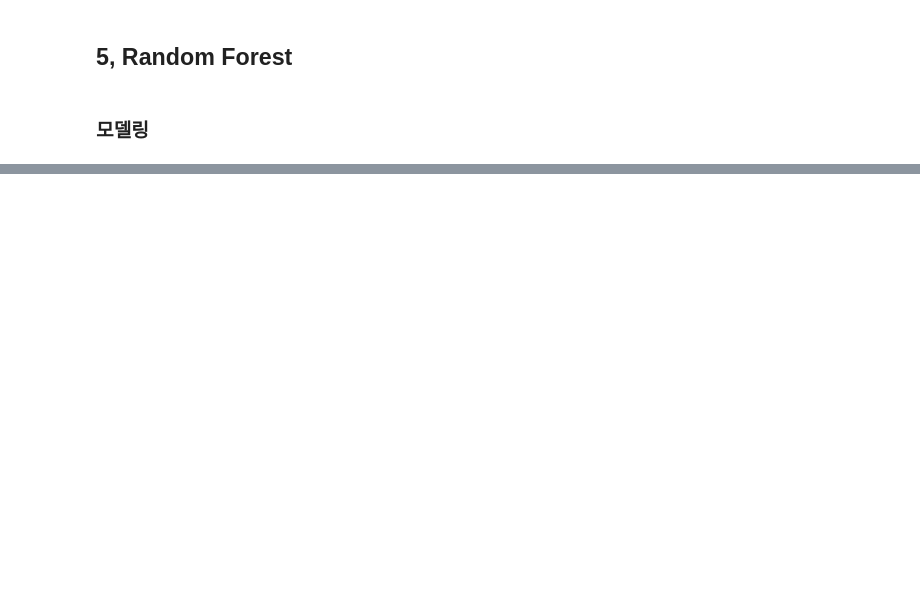
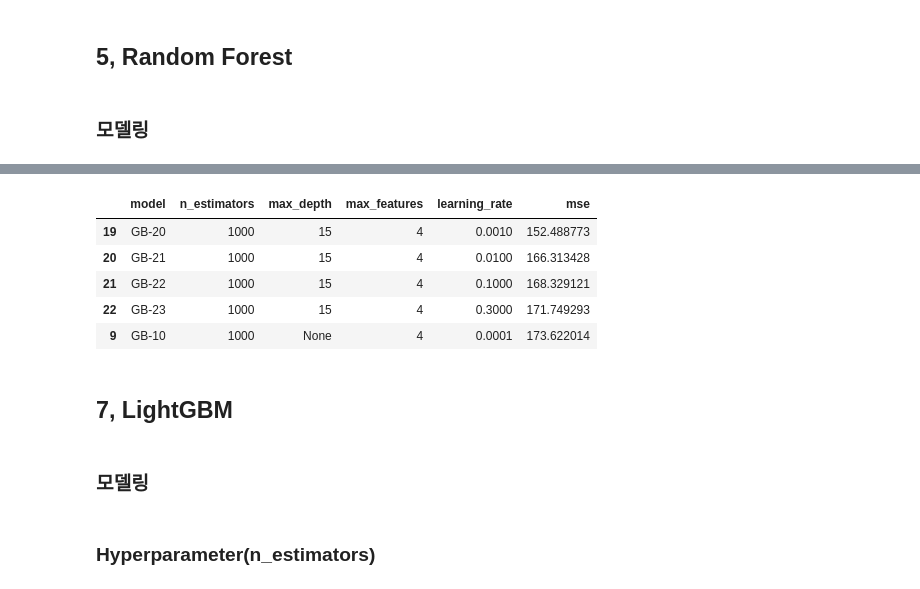
Before and after one commit to Seungeun-Song/Study-for-K-Digital-AI-developer, a Jupyter notebook: Practice/21_03_14_연습4.ipynb, the cells around one changed output, grey strips where cells are left out. Drawn from its saved outputs; the diff is of its cells as text; code cells hidden in the pictures; blank space fills up the shorter version.

```diff
--- a/Practice/21_03_14_연습4.ipynb
+++ b/Practice/21_03_14_연습4.ipynb
@@ -373,0 +539,10 @@ TypeError: ignored
+# %%
+a = [1,2,4,5,7]
+
+for i in a :
+  model = 'GB-'+str(index)
+  index += 1
+  res = gradient(model, X, y, n_est=1000 , mf=i)
+  print(res)
+  GB_mse = GB_mse.append(res, ignore_index=True)
+  DF_res = DF_res.append(res, ignore_index=True)
@@ -373,0 +557,10 @@ TypeError: ignored
+# %%
+a = [3,5,7,10,13,15]
+
+for i in a:
+  model = 'GB-'+str(index)
+  index += 1
+  res = gradient(model, X, y, n_est= 1000, mf=4 , md=i)
+  print(res)
+  GB_mse = GB_mse.append(res, ignore_index=True)
+  DF_res = DF_res.append(res, ignore_index=True)
@@ -373,0 +576,10 @@ TypeError: ignored
+# %%
+a = [0.0001, 0.001, 0.01, 0.1]
+
+for i in a:
+  model = 'GB-'+str(index)
+  index += 1
+  res = gradient(model, X, y, n_est=1000 , mf= 4, md=15 , lr=i)
+  print(res)
+  GB_mse = GB_mse.append(res, ignore_index=True)
+  DF_res = DF_res.append(res, ignore_index=True)
@@ -373,0 +591,10 @@ TypeError: ignored
+# %%
+a = [0.3,0.5,0.7,0.9]
+
+for i in a:
+  model = 'GB-'+str(index)
+  index += 1
+  res = gradient(model, X, y, n_est=1000 , mf= 4, md=15 , lr=i)
+  print(res)
+  GB_mse = GB_mse.append(res, ignore_index=True)
+  DF_res = DF_res.append(res, ignore_index=True)
@@ -373,0 +606,13 @@ TypeError: ignored
+# %%
+GB_mse.sort_values(by='mse').head()
+# %% [output]
+|  | model | n_estimators | max_depth | max_features | learning_rate | mse |
+| 19 | GB-20 | 1000 | 15 | 4 | 0.0010 | 152.488773 |
+| 20 | GB-21 | 1000 | 15 | 4 | 0.0100 | 166.313428 |
+| 21 | GB-22 | 1000 | 15 | 4 | 0.1000 | 168.329121 |
+| 22 | GB-23 | 1000 | 15 | 4 | 0.3000 | 171.749293 |
+| 9 | GB-10 | 1000 | None | 4 | 0.0001 | 173.622014 |
+# %% [markdown]
+## 7, LightGBM
+# %% [markdown]
+### 모델링
@@ -373,0 +637,2 @@ TypeError: ignored
+# %% [markdown]
+  ### Hyperparameter(n_estimators)
```
Also changed, not shown: parts of 49 cells of this notebook.
